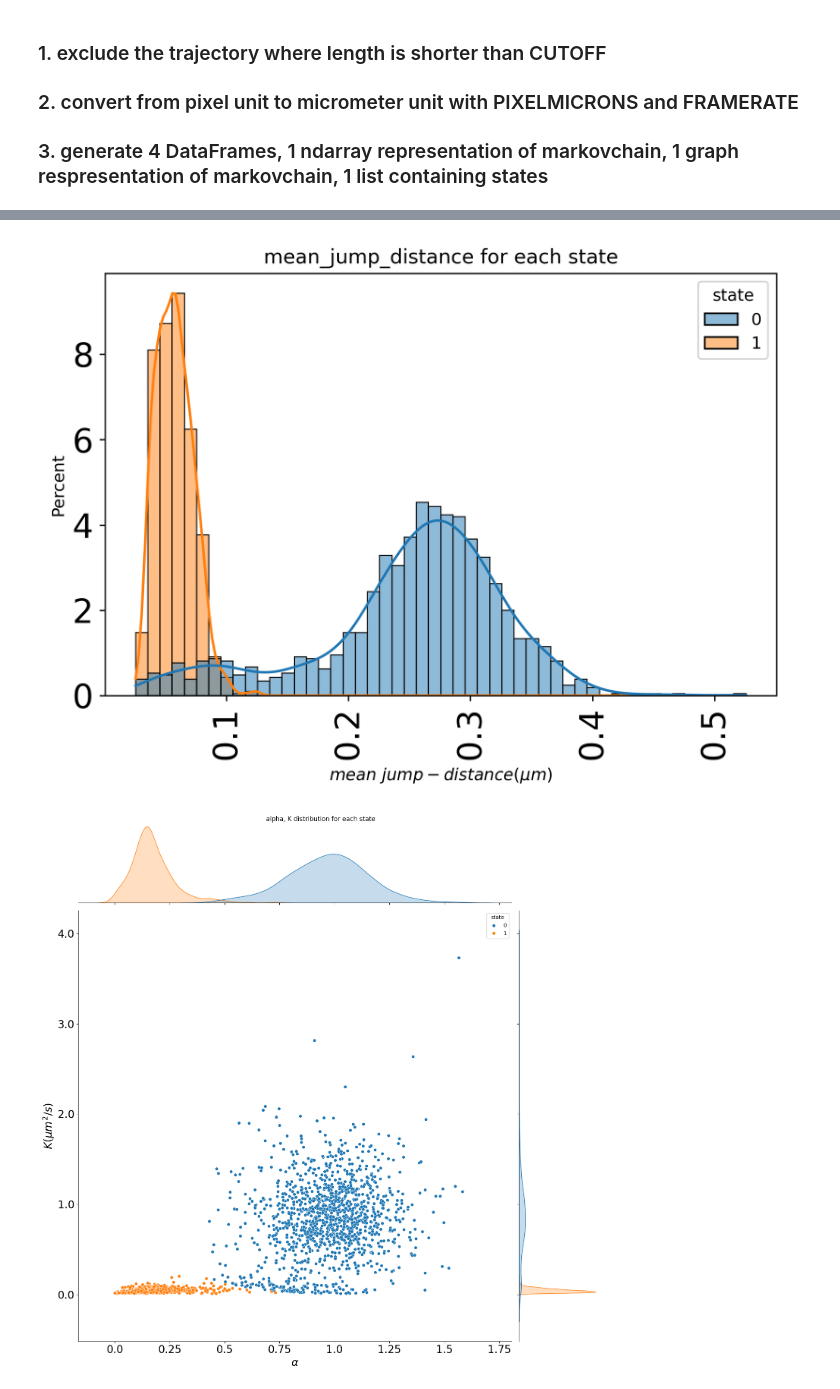
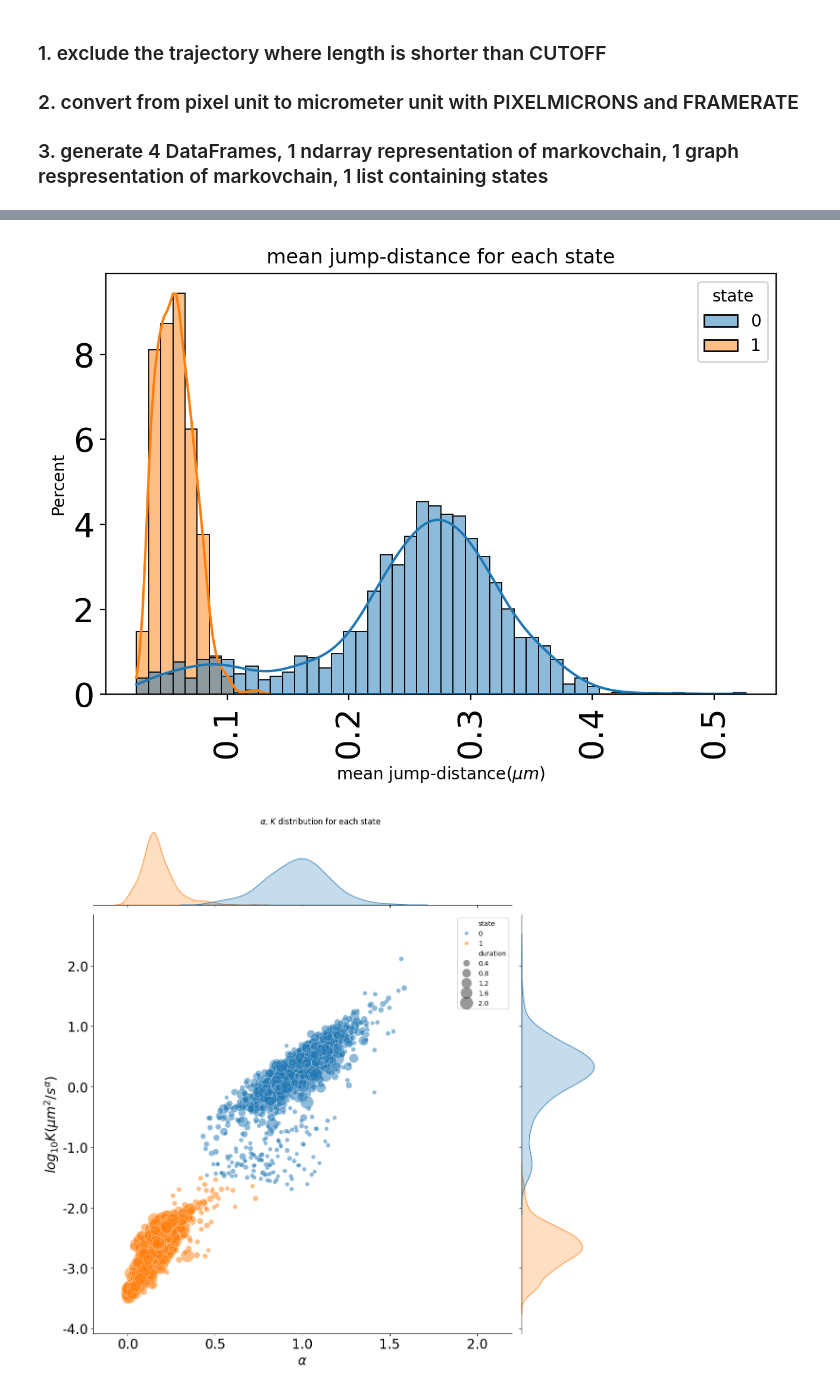
Before and after one commit to JunwooParkSaribu/spt_analysis, a Jupyter notebook: analysis_notebook.ipynb, the cells around one changed output, grey strips where cells are left out. Saved outputs shown, nothing was run; the diff lists cells and outputs as text; code cells hidden in the pictures.

```diff
--- a/analysis_notebook.ipynb
+++ b/analysis_notebook.ipynb
@@ -82,24 +83,25 @@ analysis_data1:
 #p1: histogram with kde(kernel density estimation) plot of mean jump distance grouped by state.
 plt.figure(f'p1', dpi=figure_resolution_in_dpi)
 p1 = sns.histplot(analysis_data1, x=f'mean_jump_d', stat='percent', hue='state', bins=number_of_bins, kde=True)
-p1.set_xlabel(r'$mean\ jump-distance(\mu m)$')
-p1.set_title(f'mean_jump_distance for each state')
+p1.set_xlabel(r'mean jump-distance($\mu m$)')
+p1.set_title(f'mean jump-distance for each state')
 plt.yticks(fontsize=figure_font_size)
 plt.xticks(fontsize=figure_font_size)
 plt.xticks(rotation=90)
 plt.tight_layout()
 # %% [output]
-[figure, old version]
+[figure, new version]
 # %%
 #p2: joint distribution plot of alpha(x-axis) and K(y-axis) for each state
-p2 = sns.jointplot(data=analysis_data1, x=f"alpha", y=f"K", kind='scatter', hue='state', height=15)
-p2.set_axis_labels(xlabel=r'$\alpha$', ylabel=r'$K(\mu m^2/s)$', fontsize=figure_font_size)
-p2.figure.suptitle(f'alpha, K distribution for each state')
+p2 = sns.jointplot(data=analysis_data1, x=f'alpha', y=f'log10_K', kind='scatter', hue='state', height=12, xlim=(-0.2, 2.2),
+                   joint_kws={'data':analysis_data1, 'size':'duration', 'sizes':(40, 400), 'alpha':0.5})
+p2.set_axis_labels(xlabel=r'$\alpha$', ylabel=r'$log_{10}K(\mu m^2/s^\alpha)$', fontsize=figure_font_size)
+p2.figure.suptitle(r'$\alpha$, $K$ distribution for each state')
 p2.ax_joint.set_yticklabels(p2.ax_joint.get_yticks(), fontsize = figure_font_size)
 p2.ax_joint.set_xticklabels(p2.ax_joint.get_xticks(), fontsize = figure_font_size)
 plt.tight_layout()
 # %% [output]
-[figure, old version]
+[figure, new version]
 # %%
 #p3: histogram of states
 plt.figure(f'p3', dpi=figure_resolution_in_dpi)
```
Also changed, not shown: parts of 9 cells of this notebook.
